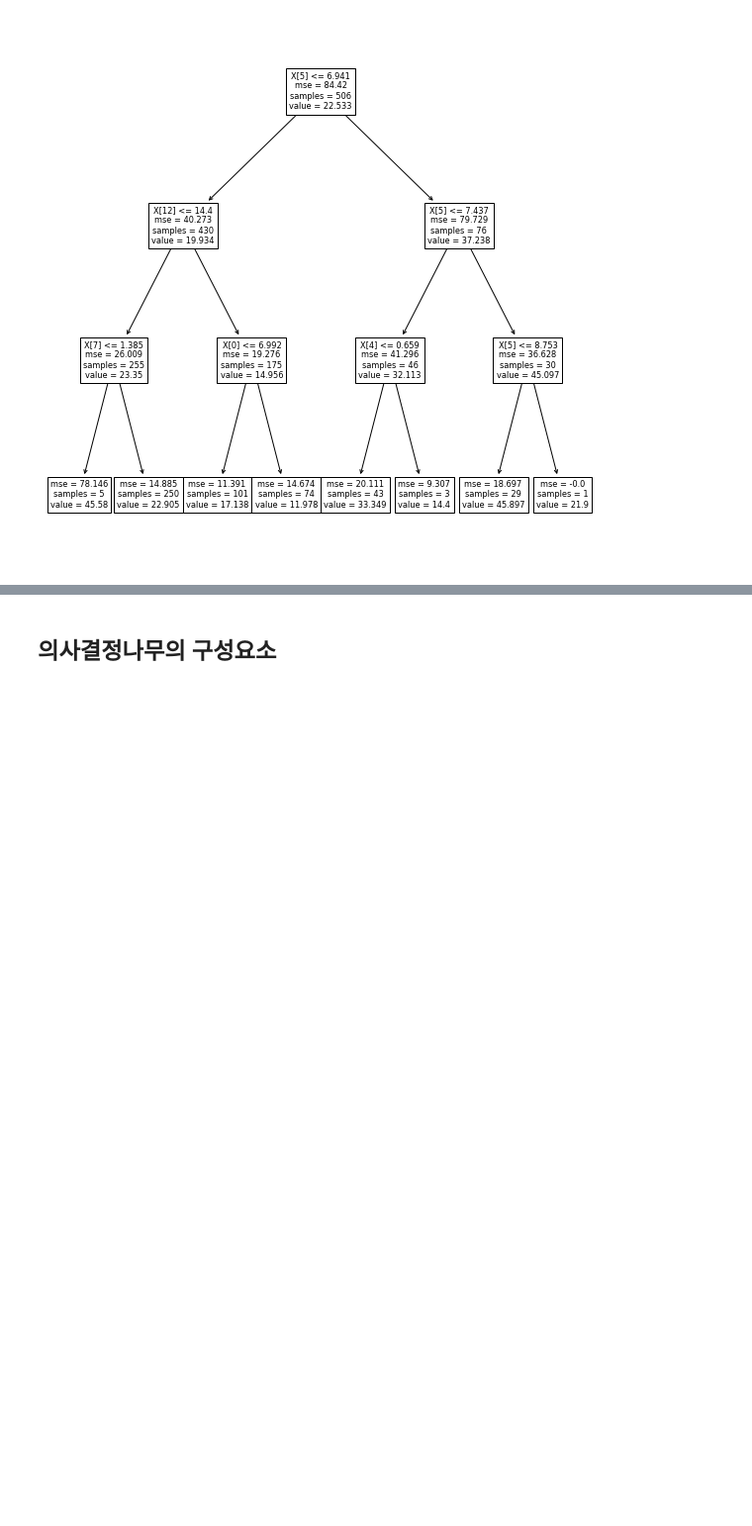
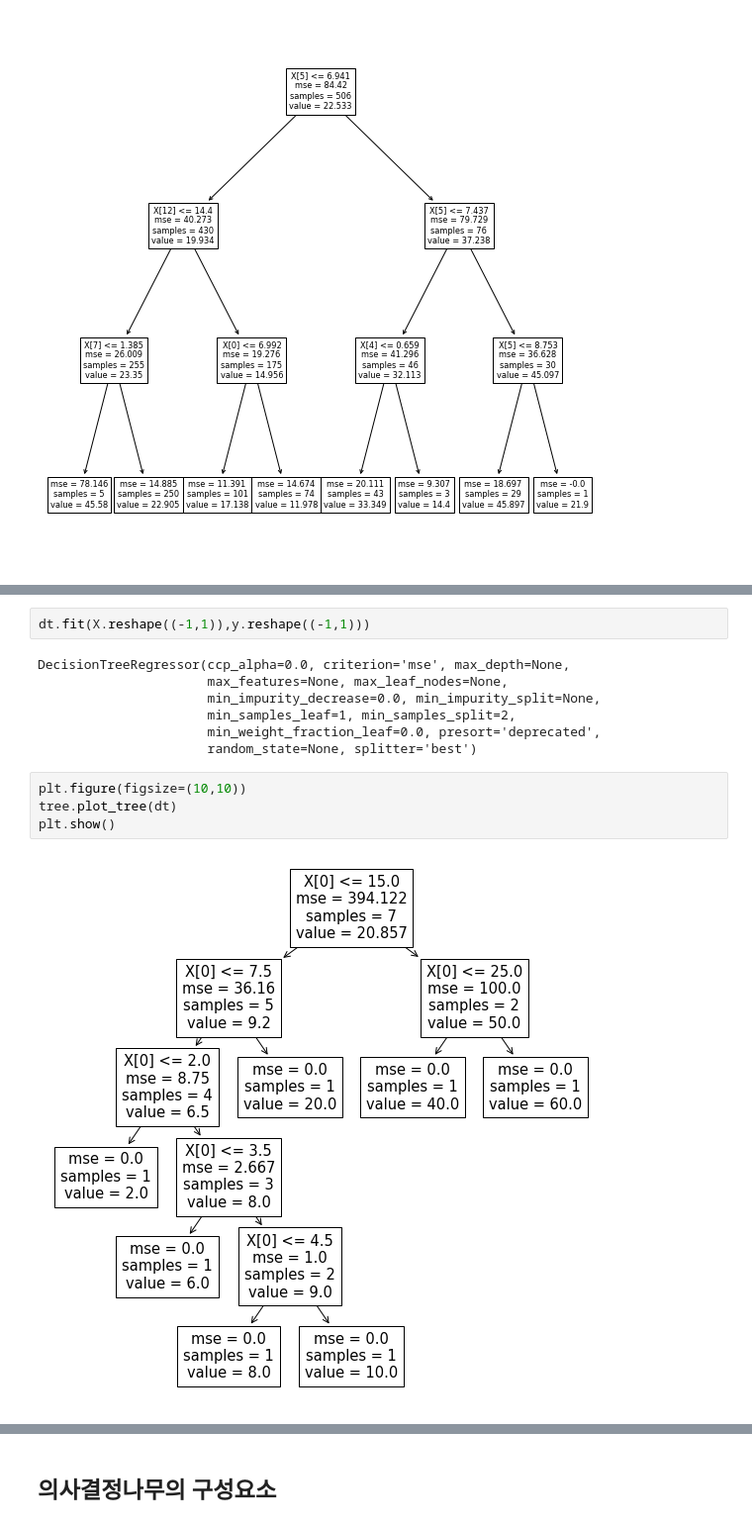
Before and after one commit to PingPingE/Learn_ML_DL, a Jupyter notebook: Decision_Tree/Decision_Tree.ipynb, the cells around one changed output, grey strips where cells are left out. Shown: that part at 99% size. Drawn from its saved outputs; the diff is of its cells as text; blank space fills up the shorter version.

```diff
--- a/Decision_Tree/Decision_Tree.ipynb
+++ b/Decision_Tree/Decision_Tree.ipynb
@@ -101,0 +117,15 @@ plt.show()
+# %%
+dt.fit(X.reshape((-1,1)),y.reshape((-1,1)))
+# %% [output]
+DecisionTreeRegressor(ccp_alpha=0.0, criterion='mse', max_depth=None,
+                      max_features=None, max_leaf_nodes=None,
+                      min_impurity_decrease=0.0, min_impurity_split=None,
+                      min_samples_leaf=1, min_samples_split=2,
+                      min_weight_fraction_leaf=0.0, presort='deprecated',
+                      random_state=None, splitter='best')
+# %%
+plt.figure(figsize=(10,10))
+tree.plot_tree(dt)
+plt.show()
+# %% [output]
+[figure, added]
```
Also changed, not shown: parts of 20 cells of this notebook.
